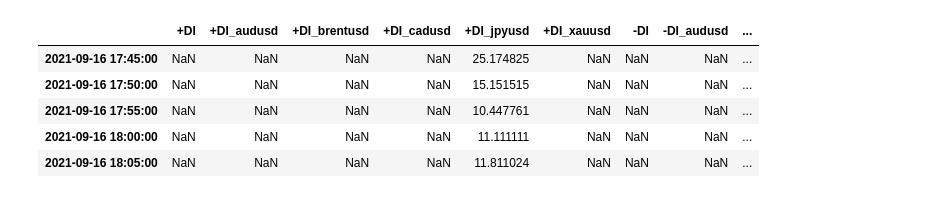
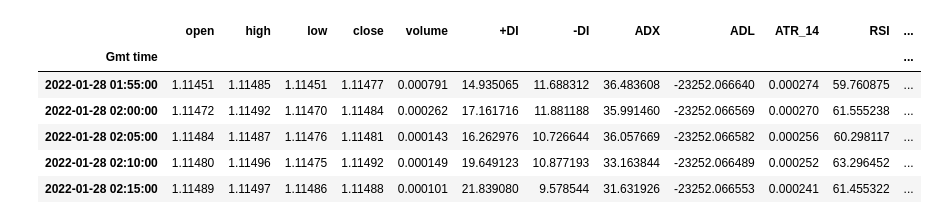
Before and after one commit to maratgaliulin/python_algo_ai, a Jupyter notebook: test.ipynb, the cells around one changed output. Cells and saved outputs as stored; diff of their text form; code cells hidden in the pictures.

```diff
--- a/test.ipynb
+++ b/test.ipynb
@@ -55,12 +86,13 @@ df_joined_test.tail()
 # %%
-df_joined_val.head()
+df_joined_val.tail()
 # %% [output]
-|  | +DI | +DI_audusd | +DI_brentusd | +DI_cadusd | +DI_jpyusd | +DI_xauusd | -DI | -DI_audusd | ... |
-| 2021-09-16 17:45:00 | NaN | NaN | NaN | NaN | 25.174825 | NaN | NaN | NaN | ... |
-| 2021-09-16 17:50:00 | NaN | NaN | NaN | NaN | 15.151515 | NaN | NaN | NaN | ... |
-| 2021-09-16 17:55:00 | NaN | NaN | NaN | NaN | 10.447761 | NaN | NaN | NaN | ... |
-| 2021-09-16 18:00:00 | NaN | NaN | NaN | NaN | 11.111111 | NaN | NaN | NaN | ... |
-| 2021-09-16 18:05:00 | NaN | NaN | NaN | NaN | 11.811024 | NaN | NaN | NaN | ... |
+|  | open | high | low | close | volume | +DI | -DI | ADX | ADL | ATR_14 | RSI | ... |
+| Gmt time |  |  |  |  |  |  |  |  |  |  |  | ... |
+| 2022-01-28 01:55:00 | 1.11451 | 1.11485 | 1.11451 | 1.11477 | 0.000791 | 14.935065 | 11.688312 | 36.483608 | -23252.066640 | 0.000274 | 59.760875 | ... |
+| 2022-01-28 02:00:00 | 1.11472 | 1.11492 | 1.11470 | 1.11484 | 0.000262 | 17.161716 | 11.881188 | 35.991460 | -23252.066569 | 0.000270 | 61.555238 | ... |
+| 2022-01-28 02:05:00 | 1.11484 | 1.11487 | 1.11476 | 1.11481 | 0.000143 | 16.262976 | 10.726644 | 36.057669 | -23252.066582 | 0.000256 | 60.298117 | ... |
+| 2022-01-28 02:10:00 | 1.11480 | 1.11496 | 1.11475 | 1.11492 | 0.000149 | 19.649123 | 10.877193 | 33.163844 | -23252.066489 | 0.000252 | 63.296452 | ... |
+| 2022-01-28 02:15:00 | 1.11489 | 1.11497 | 1.11486 | 1.11488 | 0.000101 | 21.839080 | 9.578544 | 31.631926 | -23252.066553 | 0.000241 | 61.455322 | ... |
 # %%
 print(len(df_joined_train), len(df_joined_test), len(df_joined_val))
 # %% [output]
```
Also changed, not shown: parts of 6 cells of this notebook, 3 other files.
